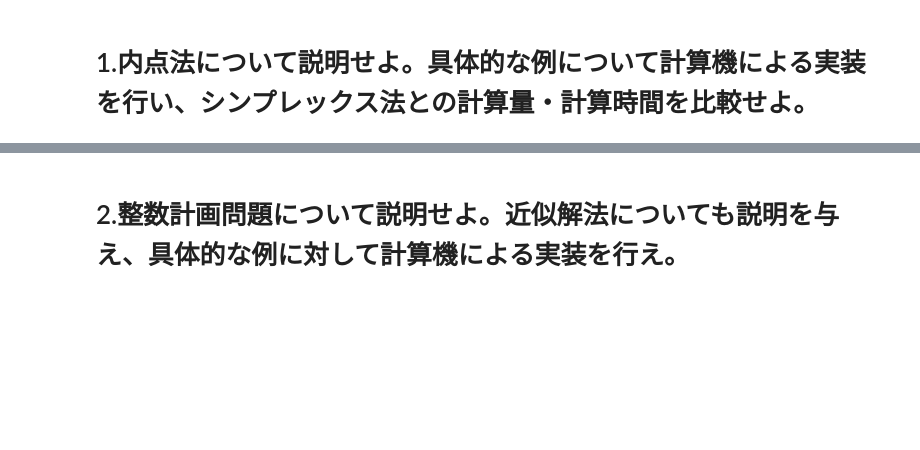
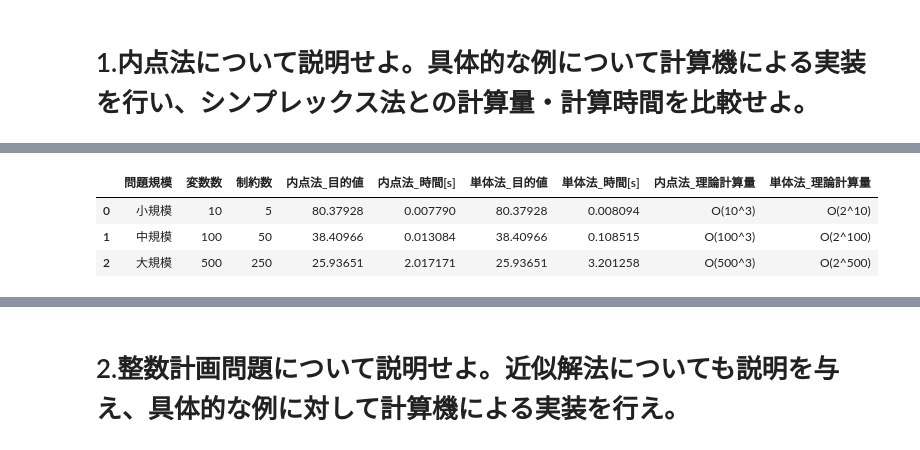
Before and after one commit to souldrive7/ECP, a Jupyter notebook: modeling_kadai_goto1.ipynb, the cells around one changed output, grey strips where cells are left out. Cells and saved outputs as stored; diff of their text form; code cells hidden in the pictures; blank space fills up the shorter version.

```diff
--- a/modeling_kadai_goto1.ipynb
+++ b/modeling_kadai_goto1.ipynb
@@ -30,0 +107,75 @@
+# %%
+import time
+import numpy as np
+import pandas as pd
+from scipy.optimize import linprog
+from IPython.display import display
+
+# 警告を非表示に
+import warnings
+warnings.filterwarnings("ignore", category=DeprecationWarning)
+
+# 正しい問題規模設定（ラベルと変数数を一致）
+problem_sizes = [
+    {"label": "小規模", "n": 10, "m": 5},
+    {"label": "中規模", "n": 100, "m": 50},
+    {"label": "大規模", "n": 500, "m": 250}
+]
+
+def theoretical_complexity_ipm(n):
+    return f"O({n}^3)"
+
+def theoretical_complexity_simplex(n):
+    return f"O(2^{n})"
+
+results = []
+
+for setting in problem_sizes:
+    n, m, label = setting["n"], setting["m"], setting["label"]
+
+    # ランダムなLP問題の生成（係数は一様乱数）
+    np.random.seed(42)
+    c = -np.random.uniform(1, 10, size=n)  # maximize → minimize
+    A = np.random.uniform(1, 10, size=(m, n))
+    b = np.random.uniform(10, 100, size=m)
+    bounds = [(0, None)] * n
+
+    # 内点法
+    start_ip = time.time()
+    res_ip = linprog(c, A_ub=A, b_ub=b, bounds=bounds, method='interior-point')
+    end_ip = time.time()
+
+    # 単体法
+    start_sm = time.time()
+    res_sm = linprog(c, A_ub=A, b_ub=b, bounds=bounds, method='simplex')
+    end_sm = time.time()
+
+    results.append({
+        "問題規模": label,
+        "変数数": n,
+        "制約数": m,
+        "内点法_目的値": -res_ip.fun if res_ip.success else None,
+        "内点法_時間[s]": end_ip - start_ip,
+        "単体法_目的値": -res_sm.fun if res_sm.success else None,
+        "単体法_時間[s]": end_sm - start_sm,
+        "内点法_理論計算量": theoretical_complexity_ipm(n),
+        "単体法_理論計算量": theoretical_complexity_simplex(n)
+    })
+
+# データフレーム化して表示
+df_result_final = pd.DataFrame(results)
+styled_df_final = df_result_final.style.format({
+    "内点法_目的値": "{:.5f}",
+    "単体法_目的値": "{:.5f}",
+    "内点法_時間[s]": "{:.6f}",
+    "単体法_時間[s]": "{:.6f}"
+}).set_properties(**{'text-align': 'center'}).set_table_styles(
+    [{'selector': 'th', 'props': [('text-align', 'center')]}]
+)
+
+display(styled_df_final)
+# %% [output]
+|  | 問題規模 | 変数数 | 制約数 | 内点法_目的値 | 内点法_時間[s] | 単体法_目的値 | 単体法_時間[s] | 内点法_理論計算量 | 単体法_理論計算量 |
+| 0 | 小規模 | 10 | 5 | 80.37928 | 0.007790 | 80.37928 | 0.008094 | O(10^3) | O(2^10) |
+| 1 | 中規模 | 100 | 50 | 38.40966 | 0.013084 | 38.40966 | 0.108515 | O(100^3) | O(2^100) |
+| 2 | 大規模 | 500 | 250 | 25.93651 | 2.017171 | 25.93651 | 3.201258 | O(500^3) | O(2^500) |
```
Also changed, not shown: parts of 7 cells of this notebook.
